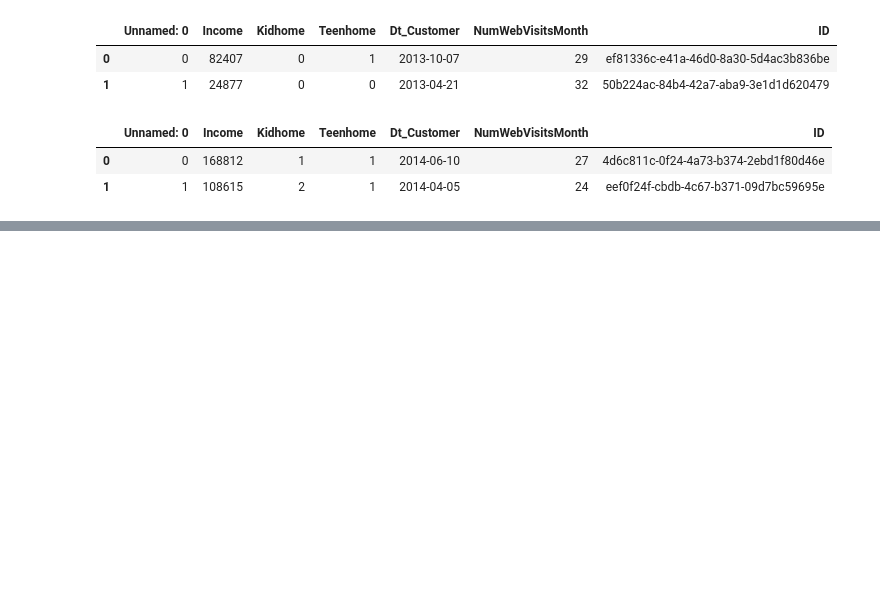
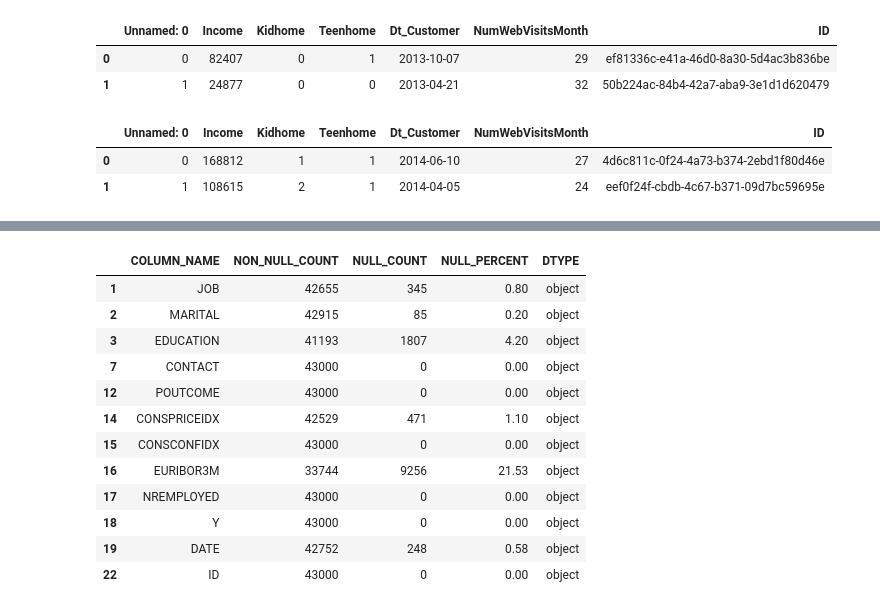
Before and after one commit to PalomaDA/DataProyect_EDA_Python, a Jupyter notebook: eda/flujo_proceso_eba.ipynb, the cells around one changed output, grey strips where cells are left out. Drawn from its saved outputs; the diff is of its cells as text; code cells hidden in the pictures; blank space fills up the shorter version.

```diff
--- a/eda/flujo_proceso_eba.ipynb
+++ b/eda/flujo_proceso_eba.ipynb
@@ -93,0 +296,17 @@ df_customer_14.head(2)
+# %%
+df_filtered = df_info_bank[df_info_bank["DTYPE"] == "object"]
+df_filtered
+# %% [output]
+|  | COLUMN_NAME | NON_NULL_COUNT | NULL_COUNT | NULL_PERCENT | DTYPE |
+| 1 | JOB | 42655 | 345 | 0.80 | object |
+| 2 | MARITAL | 42915 | 85 | 0.20 | object |
+| 3 | EDUCATION | 41193 | 1807 | 4.20 | object |
+| 7 | CONTACT | 43000 | 0 | 0.00 | object |
+| 12 | POUTCOME | 43000 | 0 | 0.00 | object |
+| 14 | CONSPRICEIDX | 42529 | 471 | 1.10 | object |
+| 15 | CONSCONFIDX | 43000 | 0 | 0.00 | object |
+| 16 | EURIBOR3M | 33744 | 9256 | 21.53 | object |
+| 17 | NREMPLOYED | 43000 | 0 | 0.00 | object |
+| 18 | Y | 43000 | 0 | 0.00 | object |
+| 19 | DATE | 42752 | 248 | 0.58 | object |
+| 22 | ID | 43000 | 0 | 0.00 | object |
```
Also changed, not shown: parts of 19 cells of this notebook, 5 other files.
